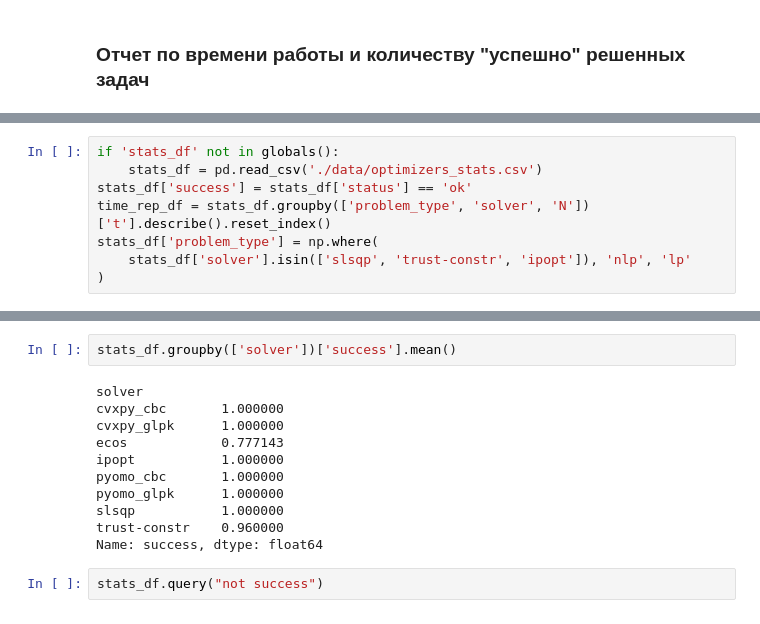
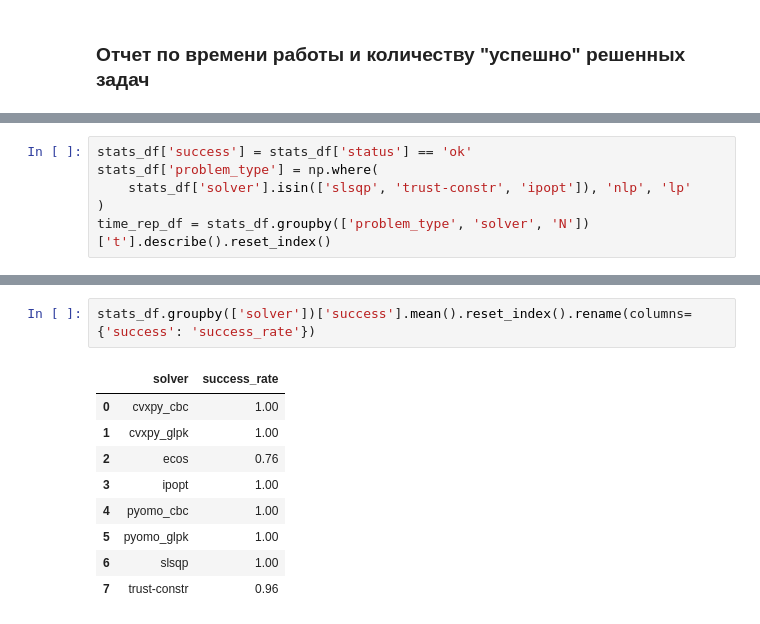
Before and after one commit to mbudylin/OptimizersArticle, a Jupyter notebook: optimizers_test.ipynb, the cells around one changed output, grey strips where cells are left out. Drawn from its saved outputs; the diff is of its cells as text.

```diff
--- a/optimizers_test.ipynb
+++ b/optimizers_test.ipynb
@@ -59,9 +67,7 @@ dfi.export(data['data_milp'], './images/data_milp_sample.png')
 # %%
-if 'stats_df' not in globals():
-    stats_df = pd.read_csv('./data/optimizers_stats.csv')
 stats_df['success'] = stats_df['status'] == 'ok'
-time_rep_df = stats_df.groupby(['problem_type', 'solver', 'N'])['t'].describe().reset_index()
 stats_df['problem_type'] = np.where(
     stats_df['solver'].isin(['slsqp', 'trust-constr', 'ipopt']), 'nlp', 'lp'
 )
+time_rep_df = stats_df.groupby(['problem_type', 'solver', 'N'])['t'].describe().reset_index()
 # %%
@@ -117,15 +91,12 @@ plt.show()
 # %%
-stats_df.groupby(['solver'])['success'].mean()
+stats_df.groupby(['solver'])['success'].mean().reset_index().rename(columns={'success': 'success_rate'})
 # %% [output]
-solver
-cvxpy_cbc       1.000000
-cvxpy_glpk      1.000000
-ecos            0.777143
-ipopt           1.000000
-pyomo_cbc       1.000000
-pyomo_glpk      1.000000
-slsqp           1.000000
-trust-constr    0.960000
-Name: success, dtype: float64
+|  | solver | success_rate |
+| 0 | cvxpy_cbc | 1.00 |
+| 1 | cvxpy_glpk | 1.00 |
+| 2 | ecos | 0.76 |
+| 3 | ipopt | 1.00 |
+| 4 | pyomo_cbc | 1.00 |
+| 5 | pyomo_glpk | 1.00 |
+| 6 | slsqp | 1.00 |
+| 7 | trust-constr | 0.96 |
-# %%
-stats_df.query("not success")
```
Also changed, not shown: parts of 27 cells of this notebook, 6 other files.
